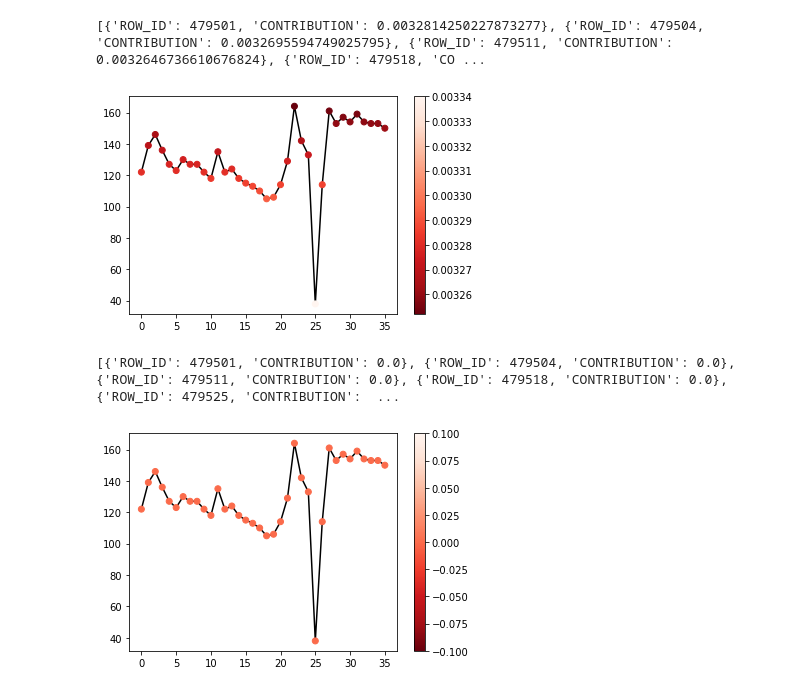
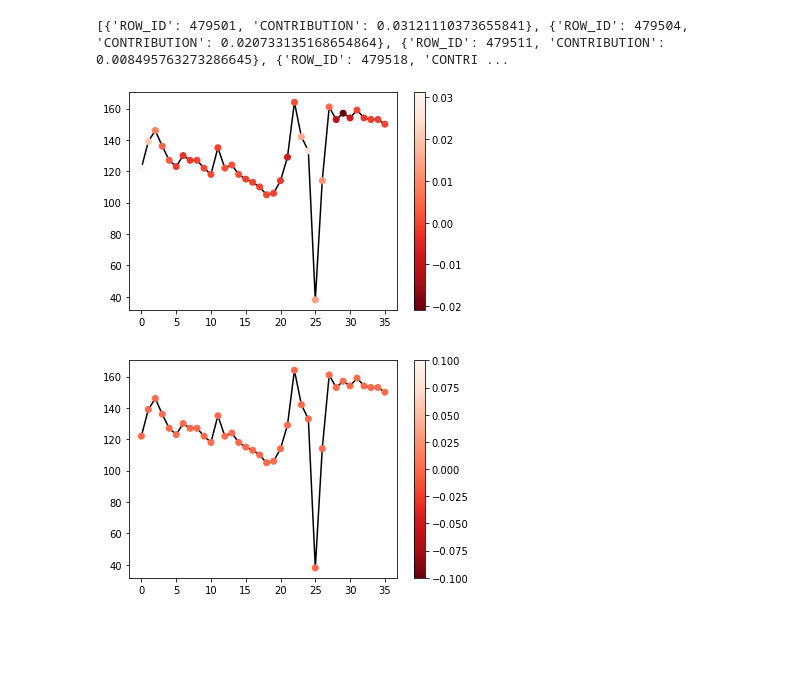
Before and after one commit to sibyl-dev/VBridge, a Jupyter notebook: notebooks/explaining_signals.ipynb, the cells around one changed output. Cells and saved outputs as stored; diff of their text form; code cells hidden in the pictures; blank space fills up the shorter version.

Commit message:
Cleanup and added functionality for Trend primitive

```diff
--- a/notebooks/explaining_signals.ipynb
+++ b/notebooks/explaining_signals.ipynb
@@ -17,8 +21,10 @@ if module_path not in sys.path:
     sys.path.append(module_path)
 from model.data import get_patient_records, load_pic
 # %%
+# DIRS FOR LOADING AND SAVING
+
 ROOT = os.path.abspath('../')
-# PIC_dir = os.path.join(ROOT, 'data/raw/PIC/')
 PIC_dir = os.path.join(ROOT, 'data/raw/PIC_mini/')
+input_dir = os.path.join(ROOT, 'data/inputs')
 output_dir = os.path.join(ROOT, 'data/intermediate/')
 # %%
@@ -65,23 +75,27 @@ Prune (0/479) rows.
 Prune (0/832) rows.
 Prune (0/25379) rows.
 # %%
+# REQUIRED INPUTS
+
 df, fm_list = load_fm('signal_only')
 
-model = pickle.load(open("model.pkl", "rb"))
-X_train = pd.read_csv("train.csv", index_col=0)
-X_test = pd.read_csv("test.csv", index_col=0)
-transformers = pickle.load(open("transformers.pkl", "rb"))
+model = pickle.load(open(os.path.join(input_dir, "model.pkl"), "rb"))
+X_train = pd.read_csv(os.path.join(input_dir, "train.csv"), index_col=0)
+X_test = pd.read_csv(os.path.join(input_dir, "test.csv"), index_col=0)
+transformers = pickle.load(open(os.path.join(input_dir, "transformers.pkl"), "rb"))
 
 explainer = shap.TreeExplainer(model)
 # %%
-# Helper functions for explanation
+# HELPER FUNCTIONS FOR EXPLANATION
 
 def get_record_id_from_name(record_name, feature_table_name):
+    # Get the corresponding record code from an English feature name
     feature_rows = es["D_ITEMS"].df.loc[es["D_ITEMS"].df["LABEL"] == record_name]
     record_id = feature_rows.loc[feature_rows["LINKSTO"].str.lower() == feature_table_name.lower()]["ITEMID"][0]
     return record_id
 
 def extract_signal(uni_oper_id, feature_table_name, record_id):
+    # Extract all records for a given record type and uni oper id
     full_table = es[feature_table_name].df
     oper_table = full_table.loc[full_table["UNI_OPER_ID"] == uni_oper_id]
 
@@ -93,12 +107,16 @@ def extract_signal(uni_oper_id, feature_table_name, record_id):
     return feature_signal, feature_table
 
 def visualize_signal(signal, c=None, vmin=None, vmax=None):
+    # Debugging functions, visualize the signal, colored by contribution
     plt.plot(np.arange(len(signal)), signal, c="black", zorder=1)
     plt.scatter(np.arange(len(signal)), signal, c=c, cmap="Reds_r", vmin=vmin, vmax=vmax, zorder=2)
     if c is not None:
         plt.colorbar()
 
 def distribute_shap(shap_value, v):
+    # Fairly distribute a shap value across a time series according to contribution
+    if sum(v) == 0:
+        print("ERROR: Sum of contributions is 0, cannot distribute value")
     v_norm = v / sum(v)
     return shap_value * v_norm
 # %%
@@ -160,22 +179,25 @@ def mean_contributions(signal):
     v = (-new_means) / (np.abs(mean))
     return v
 # %%
-def occlusion_explain(record_id, feature_table_name, primitive, primitive_name, uni_oper_id,
+def occlusion_explain(record_id, feature_table_name, primitive, feature_name, uni_oper_id,
                       algorithm="linear", window_size=5,
                       return_signal=False, record_format=True):
+    # Calculate signal contributions using the occlusion algorithm
+
     signal, signal_table = extract_signal(uni_oper_id, feature_table_name, record_id)
     signal = signal.to_numpy()
 
-    if primitive_name == "MEAN":
+    if isinstance(primitive, ft.primitives.Mean):
         v = mean_contributions(signal)
+    if isinstance(primitive, ft.primitives.Trend):
+        v = run_occlusion(signal, primitive, algorithm, window_size, primitive_args=[signal_table["MONITOR_TIME"].to_numpy()])
     else:
-        v = run_occlusion(signal, [primitive], algorithm, window_size)
+        v = run_occlusion(signal, primitive, algorithm, window_size)
 
     if uni_oper_id in X_train.index:
         shap_values = explainer.shap_values(X_train.loc[[uni_oper_id]].to_numpy())[0]
     else:
         shap_values = explainer.shap_values(X_test.loc[[uni_oper_id]].to_numpy())[0]
-    feature_name = "%s(%s.VALUE WHERE ITEMID = %s)" % (primitive_name, feature_table_name, record_id)
     feature_ind = X_train.columns.get_loc(feature_name)
     feature_shap_value = shap_values[feature_ind]
 
@@ -189,15 +211,19 @@ def occlusion_explain(record_id, feature_table_name, primitive, primitive_name,
     return records_to_contributions
 # %%
 pulse_id = get_record_id_from_name("Pulse", "SURGERY_VITAL_SIGNS")
-pulse_contributions, pulse_signal = occlusion_explain(pulse_id, "SURGERY_VITAL_SIGNS", ft.primitives.Mean(),
-                                                      "MEAN", 885705, return_signal=True, record_format=False)
+pulse_feature_name_mean = "MEAN(SURGERY_VITAL_SIGNS.VALUE WHERE ITEMID = %s)" % (pulse_id)
+pulse_feature_name_std = "STD(SURGERY_VITAL_SIGNS.VALUE WHERE ITEMID = %s)" % (pulse_id)
+pulse_feature_name_trend = "TREND(SURGERY_VITAL_SIGNS.VALUE, MONITOR_TIME WHERE ITEMID = %s)" % (pulse_id)
 
-record_contributions = occlusion_explain(pulse_id, "SURGERY_VITAL_SIGNS", ft.primitives.Mean(),
-                                                      "MEAN", 885705)
+pulse_contributions, pulse_signal = occlusion_explain(pulse_id, "SURGERY_VITAL_SIGNS", ft.primitives.Trend(),
+                                                      pulse_feature_name_trend, 885705, return_signal=True, record_format=False)
+
+record_contributions = occlusion_explain(pulse_id, "SURGERY_VITAL_SIGNS", ft.primitives.Trend(),
+                                         pulse_feature_name_trend, 885705)
 print(record_contributions)
 visualize_signal(pulse_signal, c=pulse_contributions)
 # %% [output]
-[{'ROW_ID': 479501, 'CONTRIBUTION': 0.0032814250227873277}, {'ROW_ID': 479504, 'CONTRIBUTION': 0.0032695594749025795}, {'ROW_ID': 479511, 'CONTRIBUTION': 0.0032646736610676824}, {'ROW_ID': 479518, 'CO ...
+[{'ROW_ID': 479501, 'CONTRIBUTION': 0.03121110373655841}, {'ROW_ID': 479504, 'CONTRIBUTION': 0.020733135168654864}, {'ROW_ID': 479511, 'CONTRIBUTION': 0.008495763273286645}, {'ROW_ID': 479518, 'CONTRI ...
-[figure, old version]
+[figure, new version]
 # %%
 def transform(x):
@@ -246,13 +283,17 @@ def occlusion_explain_shap(record_id, feature_table_name, primitive, primitive_n
     return records_to_contributions
 # %%
 pulse_id = get_record_id_from_name("Pulse", "SURGERY_VITAL_SIGNS")
-pulse_contributions, pulse_signal = occlusion_explain_shap(pulse_id, "SURGERY_VITAL_SIGNS", ft.primitives.Std(),
-                                                           "STD", 885705, return_signal=True, record_format=False,
+pulse_id = get_record_id_from_name("Pulse", "SURGERY_VITAL_SIGNS")
+pulse_feature_name_mean = "MEAN(SURGERY_VITAL_SIGNS.VALUE WHERE ITEMID = %s)" % (pulse_id)
+pulse_feature_name_std = "STD(SURGERY_VITAL_SIGNS.VALUE WHERE ITEMID = %s)" % (pulse_id)
+pulse_feature_name_trend = "TREND(SURGERY_VITAL_SIGNS.VALUE, MONITOR_TIME WHERE ITEMID = %s)" % (pulse_id)
+
+pulse_contributions, pulse_signal = occlusion_explain_shap(pulse_id, "SURGERY_VITAL_SIGNS", ft.primitives.Trend(),
+                                                           pulse_feature_name_trend, 885705, return_signal=True, record_format=False,
                                                            window_size=5)
 
-record_contributions = occlusion_explain_shap(pulse_id, "SURGERY_VITAL_SIGNS", ft.primitives.Std(),
-                                                           "STD", 885705, window_size=5)
+record_contributions = occlusion_explain_shap(pulse_id, "SURGERY_VITAL_SIGNS", ft.primitives.Trend(),
+                                                           pulse_feature_name_trend, 885705, window_size=5)
 visualize_signal(pulse_signal, c=pulse_contributions)
 # %% [output]
-[{'ROW_ID': 479501, 'CONTRIBUTION': 0.0}, {'ROW_ID': 479504, 'CONTRIBUTION': 0.0}, {'ROW_ID': 479511, 'CONTRIBUTION': 0.0}, {'ROW_ID': 479518, 'CONTRIBUTION': 0.0}, {'ROW_ID': 479525, 'CONTRIBUTION':  ...
 [figure]
```
Also changed, not shown: parts of 5 cells of this notebook, 4 other files.
